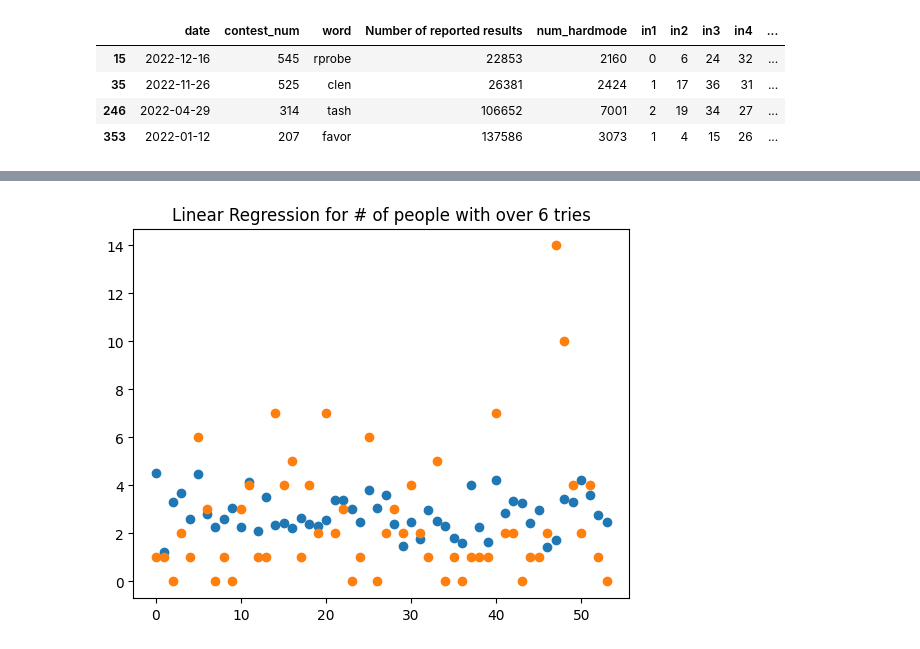
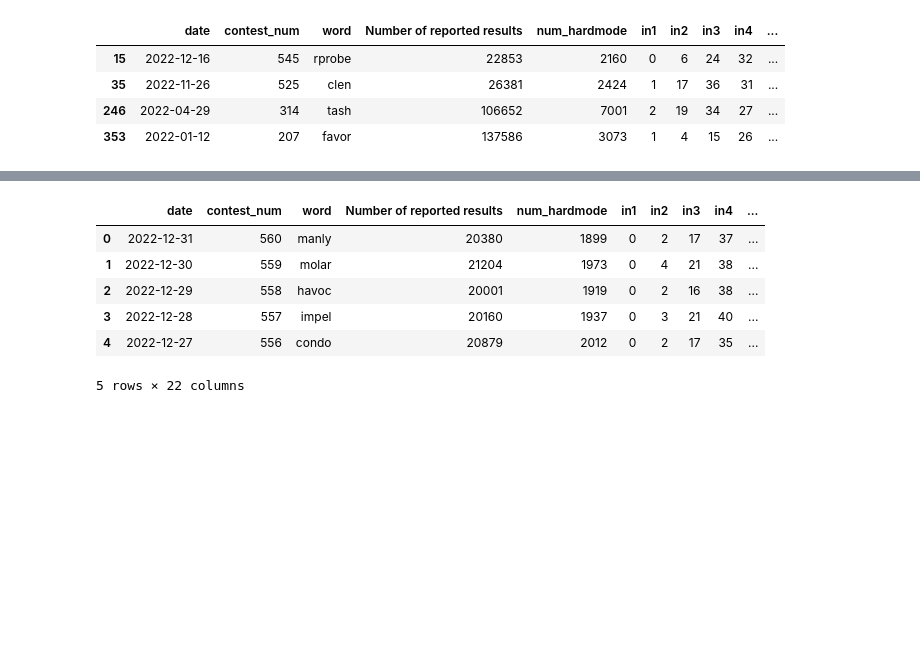
Before and after one commit to carlostbello/COMAP2023, a Jupyter notebook: src/main.ipynb, the cells around one changed output, grey strips where cells are left out. Drawn from its saved outputs; the diff is of its cells as text; code cells hidden in the pictures; blank space fills up the shorter version.

```diff
--- a/src/main.ipynb
+++ b/src/main.ipynb
@@ -136,12 +51,10 @@ plt.show()
-# %%
-model=LinearRegression()
-model.fit(X_train,y_train.over6)
-preds = model.predict(X_test)
-
-x = range(len(preds))
-plt.title('Linear Regression for # of people with over 6 tries')
-plt.scatter(x,preds)
-plt.scatter(x,y_test.over6)
-plt.show()
-# %% [output]
-[figure, removed]
+# %%
+df.head()
+# %% [output]
+|  | date | contest_num | word | Number of reported results | num_hardmode | in1 | in2 | in3 | in4 | ... |
+| 0 | 2022-12-31 | 560 | manly | 20380 | 1899 | 0 | 2 | 17 | 37 | ... |
+| 1 | 2022-12-30 | 559 | molar | 21204 | 1973 | 0 | 4 | 21 | 38 | ... |
+| 2 | 2022-12-29 | 558 | havoc | 20001 | 1919 | 0 | 2 | 16 | 38 | ... |
+| 3 | 2022-12-28 | 557 | impel | 20160 | 1937 | 0 | 3 | 21 | 40 | ... |
+| 4 | 2022-12-27 | 556 | condo | 20879 | 2012 | 0 | 2 | 17 | 35 | ... |
+5 rows × 22 columns
```
Also changed, not shown: parts of 20 cells of this notebook.
